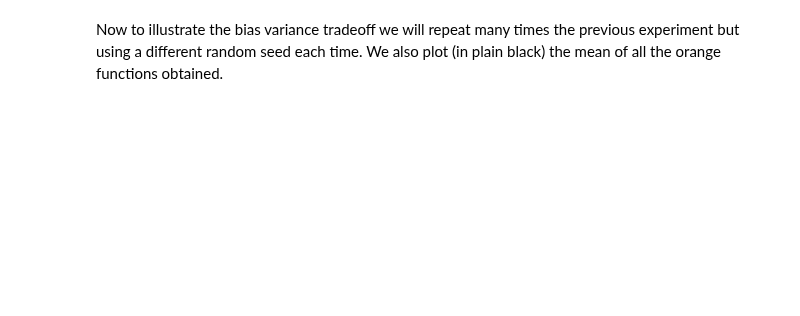
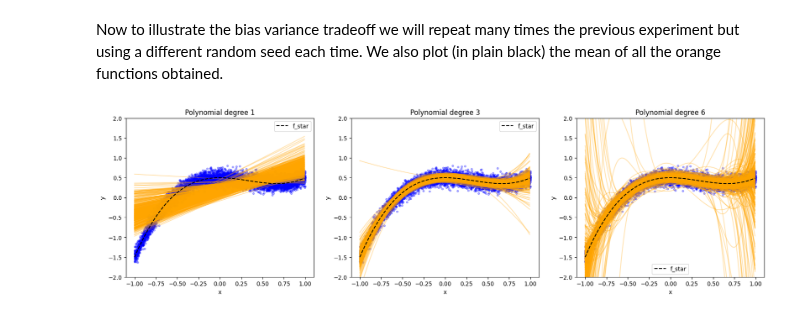
Before and after one commit to haaissa/ML_course, a Jupyter notebook: labs/ex04/template/ex04.ipynb, the cells around one changed output. Saved outputs shown, nothing was run; the diff lists cells and outputs as text; code cells hidden in the pictures; blank space fills up the shorter version.

```diff
--- a/labs/ex04/template/ex04.ipynb
+++ b/labs/ex04/template/ex04.ipynb
@@ -257,28 +298,36 @@ Now to illustrate the bias variance tradeoff we will repeat many times the previ
 # %%
 def bias_variance_demo(sigma, degrees):
     """Illustration of the bias-variance tradeoff.
 
     Args:
         sigma: scalar, noise variance
         degrees: shape = (3,), 3 different degrees to consider
     Returns:
     """
     # define parameters
     seeds = range(400)  # number of runs
     num_data = 15
 
     fig, axs = plt.subplots(1, len(degrees), figsize=(20, 5))
     for index_degree, degree in enumerate(degrees):
         # ***************************************************
         # INSERT YOUR CODE HERE
+        for seed in seeds:
+            np.random.seed(seed)
+            xs = np.random.uniform(-1, 1, num_data)
+            ys = f_star(xs) + sigma * np.random.randn(num_data)
+            xs_poly = build_poly(xs, degree)
+            weights, _ = least_squares(ys, xs_poly)
+            plot_poly(xs, ys, weights, degree, axs[index_degree])
         # ***************************************************
-
         plot_fstar(axs[index_degree])
         axs[index_degree].legend()
     plt.show()
 
 
 bias_variance_demo(0.1, [1, 3, 6])
+# %% [output]
+[figure, added]
 # %% [markdown]
 Your output should ressemble to this:
 ![alt text](bias_variance.png)
```
Also changed, not shown: parts of 9 cells of this notebook, 8 other files.
